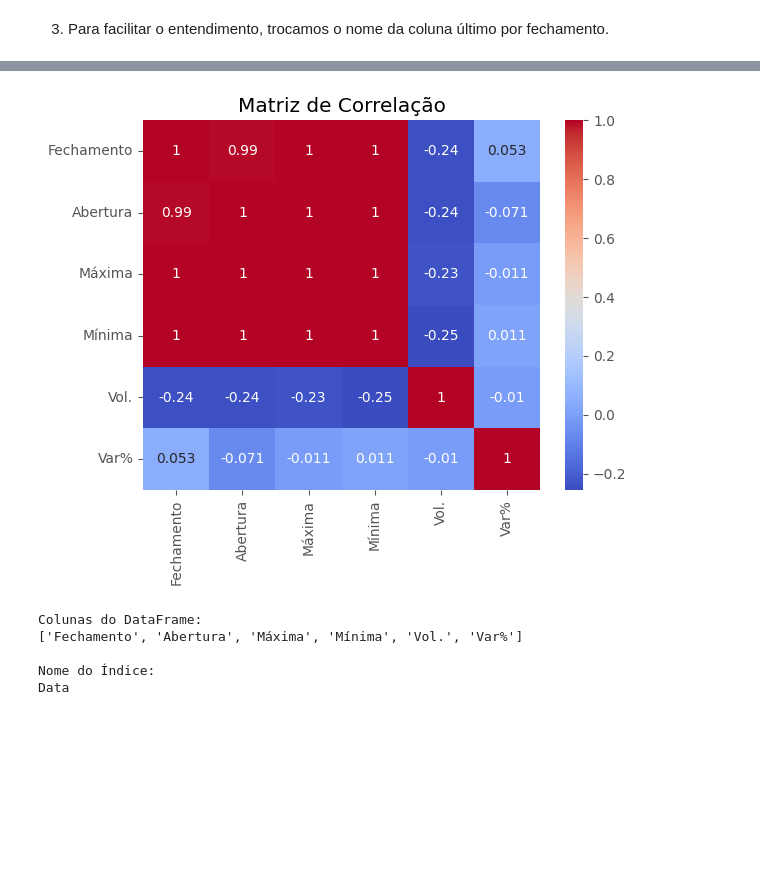
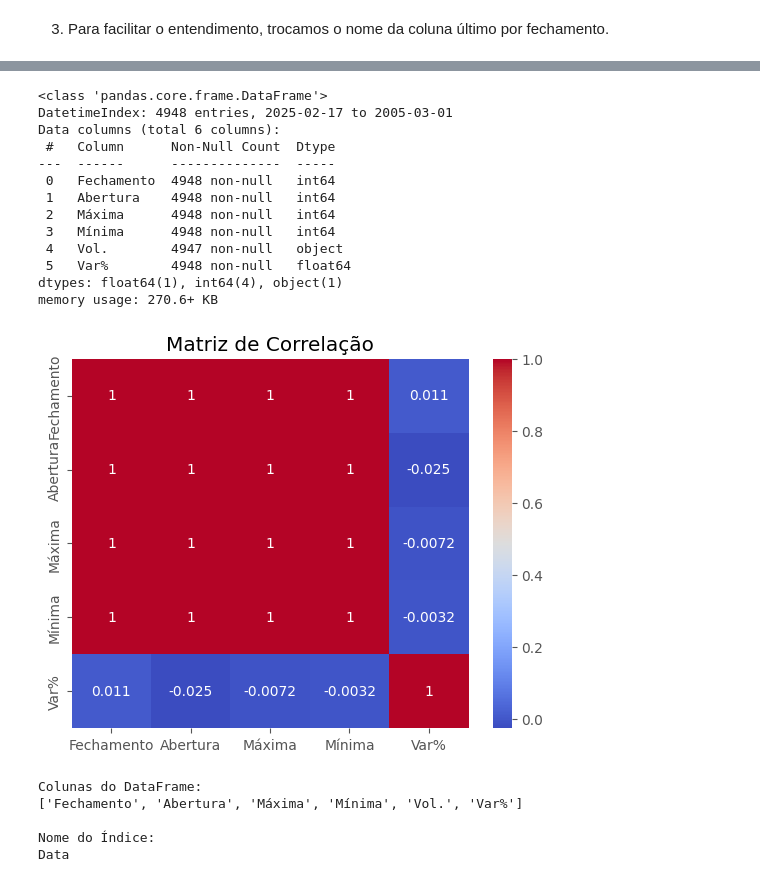
Before and after one commit to laribar/TechChallenge2, a Jupyter notebook: TechChallenge2.ipynb, the cells around one changed output, grey strips where cells are left out. Saved outputs shown, nothing was run; the diff lists cells and outputs as text; code cells hidden in the pictures; blank space fills up the shorter version.

```diff
--- a/TechChallenge2.ipynb
+++ b/TechChallenge2.ipynb
@@ -19,7 +19,7 @@ from pandas.tseries.offsets import BDay
 2. Importação e leitura do arquivo, que foi feito o upload no Github. Durante a preparação,fomos atualizando com versões mais atualizadas do arquivo até o momento da entrega.
 # %%
 # URL do arquivo bruto
-url = 'https://raw.githubusercontent.com/laribar/TechChallenge2/refs/heads/main/Dados%20Hist%C3%B3ricos%20-%20Ibovespa.csv'
+url = 'https://raw.githubusercontent.com/laribar/TechChallenge2/refs/heads/main/Dados%20Historicos%20-%20Ibovespa.csv'
 
 # Leia o CSV usando pandas, especificando decimal e thousands, e parse_dates para converter a data corretamente
 df = pd.read_csv(url, decimal=',', thousands='.', parse_dates=['Data'], dayfirst=True)
@@ -142,25 +121,0 @@ Name: Vol., dtype: float64
-# %%
-def convert_to_float(value):
-    try:
-        # Remover possíveis whitespaces e trocar vírgula por ponto
-        clean_value = str(value).strip().replace('.', '').replace(',', '.')
-
-        # Funcionar para milhões e milhares
-        if 'M' in clean_value:
-            return float(clean_value.replace('M', '')) * 1e6
-        elif 'K' in clean_value:
-            return float(clean_value.replace('K', '')) * 1e3
-        elif '%' in clean_value:
-            return float(clean_value.replace('%', '')) / 100
-        else:
-            return float(clean_value)
-    except Exception as e:
-        print(f"Erro ao converter valor '{value}': {e}")
-        return None
-
-# Re-aplicar limpeza da coluna
-df['Vol.'] = df['Vol.'].map(lambda x: convert_to_float(x) if isinstance(x, str) else x)
-# Substituir NaN por um valor padrão, por exemplo 0, ou usar técnica estatística
-df['Vol.'].fillna(0, inplace=True)  #_substituir por média, mediana se fizer sentido para a análise
-# Mostrar as primeiras linhas após tentativa de nova conversão
-print(df[['Vol.']].head())
@@ -201,10 +142,30 @@ Data
+# %%
+df.info(
+)
+# %% [output]
+<class 'pandas.core.frame.DataFrame'>
+DatetimeIndex: 4948 entries, 2025-02-17 to 2005-03-01
+Data columns (total 6 columns):
+ #   Column      Non-Null Count  Dtype
+---  ------      --------------  -----
+ 0   Fechamento  4948 non-null   int64
+ 1   Abertura    4948 non-null   int64
+ 2   Máxima      4948 non-null   int64
+ 3   Mínima      4948 non-null   int64
+ 4   Vol.        4947 non-null   object
+ 5   Var%        4948 non-null   float64
+dtypes: float64(1), int64(4), object(1)
+memory usage: 270.6+ KB
 # %%
-correlation_matrix = df.corr()
+dfsemvol = df.drop(columns=['Vol.'])
+correlation_matrix = dfsemvol.corr()
+
+# Visualização gráfica
 sns.heatmap(correlation_matrix, annot=True, cmap='coolwarm')
 plt.title('Matriz de Correlação')
 plt.show()
 # %% [output]
-[figure, old version]
+[figure, new version]
 # %%
 # Preencher ou remover valores ausentes
 df.fillna(method='ffill', inplace=True)
```
Also changed, not shown: parts of 30 cells of this notebook.
